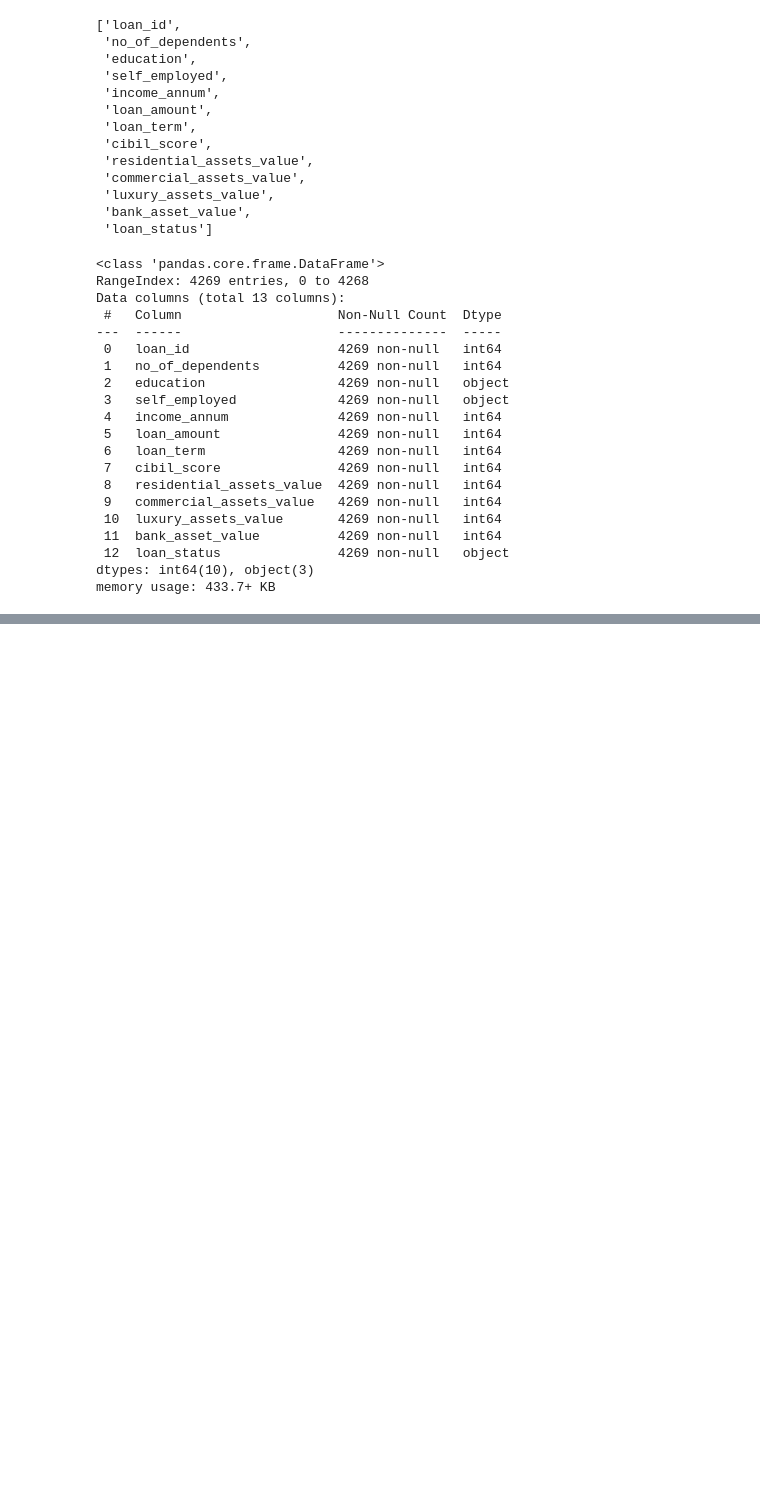
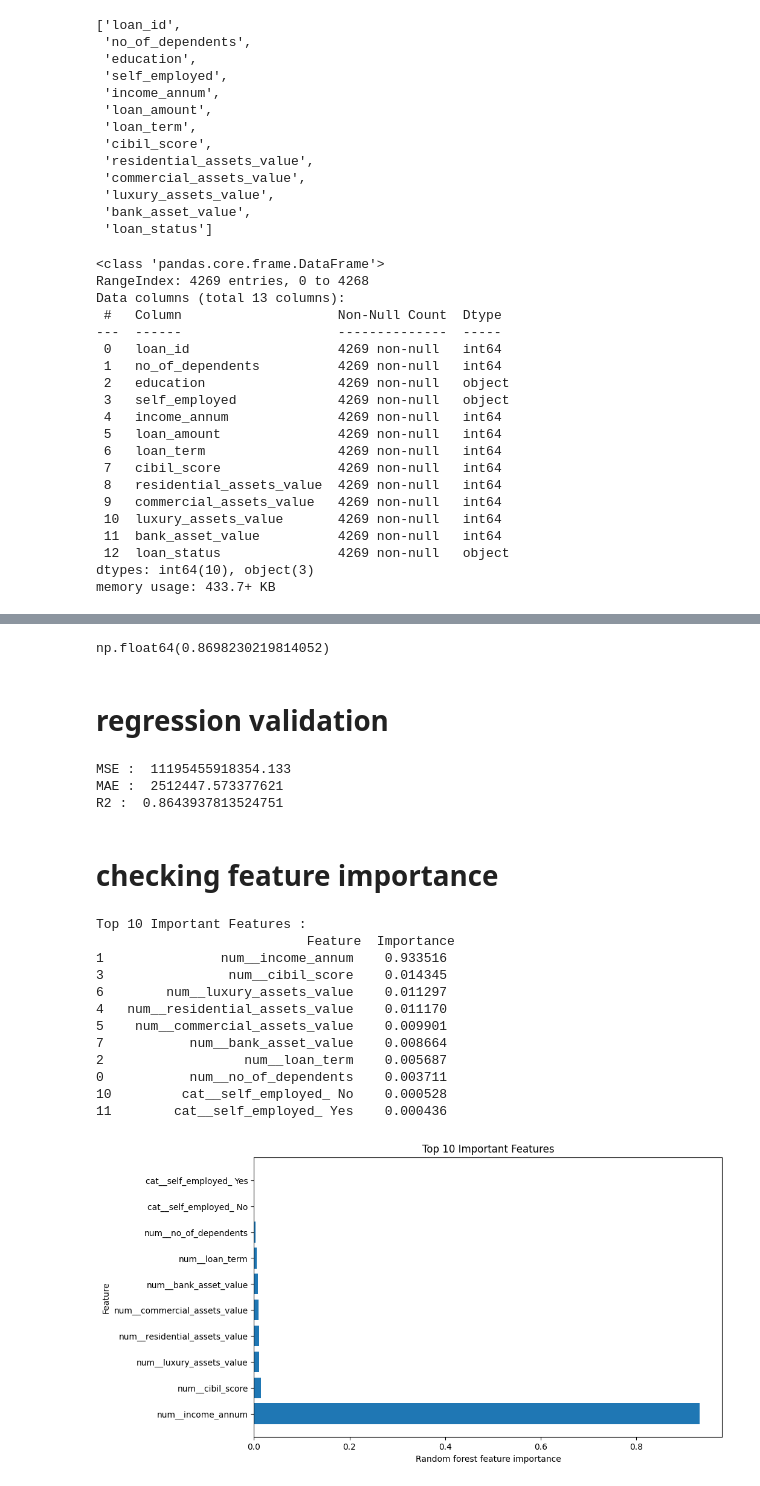
Before and after one commit to dineshtyagi1511/LOAN_APPROVAL_PREDICTION, a Jupyter notebook: analyze.ipynb, the cells around one changed output, grey strips where cells are left out. Cells and saved outputs as stored; diff of their text form; code cells hidden in the pictures; blank space fills up the shorter version.

```diff
--- a/analyze.ipynb
+++ b/analyze.ipynb
@@ -100,0 +471,6 @@ df.describe(include="all")
+# %%
+grid.best_score_
+# %% [output]
+np.float64(0.8698230219814052)
+# %% [markdown]
+# regression validation
@@ -100,0 +479,64 @@ df.describe(include="all")
+# %%
+# Best params (rf_reg) :  {'rf_reg__max_depth': 8, 'rf_reg__max_features': None, 'rf_reg__min_samples_split': 5, 'rf_reg__n_estimators': 200}
+
+
+rf_reg_pipeline = Pipeline(steps=[
+    ('preprocessor', reg_preprocessor),
+    ('rf_reg', RandomForestRegressor(
+        max_depth=8,
+        max_features = None,
+        min_samples_split = 5,
+        n_estimators=200,
+        random_state=10
+    ))
+])
+
+rf_reg_pipeline.fit(Xr_train, yr_train)
+yr_test_pred = rf_reg_pipeline.predict(Xr_test)
+print("MSE : ",  mean_squared_error(yr_test, yr_test_pred))
+print("MAE : ",  mean_absolute_error(yr_test, yr_test_pred))
+print("R2 : ",  r2_score(yr_test, yr_test_pred))
+# %% [output]
+MSE :  11195455918354.133
+MAE :  2512447.573377621
+R2 :  0.8643937813524751
+# %% [markdown]
+# checking feature importance
+# %%
+feature_importance = rf_reg_pipeline.named_steps['rf_reg'].feature_importances_
+
+preprocessor = rf_reg_pipeline.named_steps['preprocessor']
+
+feature_names = preprocessor.get_feature_names_out()
+
+importance_df = pd.DataFrame(
+    {
+        'Feature' : feature_names,
+        'Importance'  : feature_importance
+    }
+)
+
+importance_df = importance_df.sort_values(by='Importance', ascending=False)
+
+print("Top 10 Important Features : \n", importance_df.head(10))
+
+plt.figure(figsize=(10,6))
+plt.barh(importance_df['Feature'][:10], importance_df['Importance'][:10])
+plt.xlabel("Random forest feature importance")
+plt.ylabel("Feature")
+plt.title("Top 10 Important Features")
+plt.show()
+# %% [output]
+Top 10 Important Features :
+                           Feature  Importance
+1               num__income_annum    0.933516
+3                num__cibil_score    0.014345
+6        num__luxury_assets_value    0.011297
+4   num__residential_assets_value    0.011170
+5    num__commercial_assets_value    0.009901
+7           num__bank_asset_value    0.008664
+2                  num__loan_term    0.005687
+0           num__no_of_dependents    0.003711
+10         cat__self_employed_ No    0.000528
+11        cat__self_employed_ Yes    0.000436
+[figure, added]
```
Also changed, not shown: parts of 60 cells of this notebook, 3 other files.
